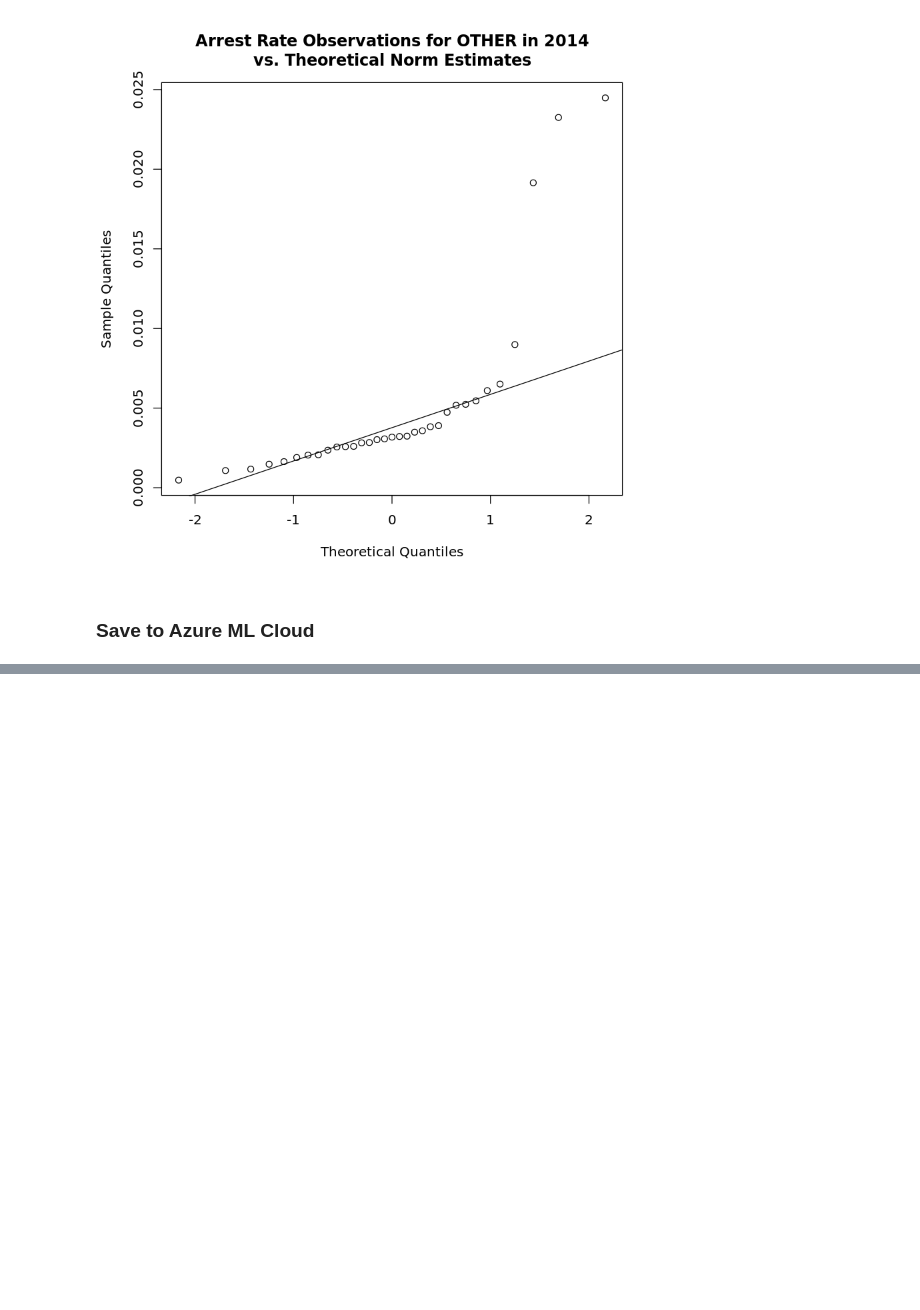
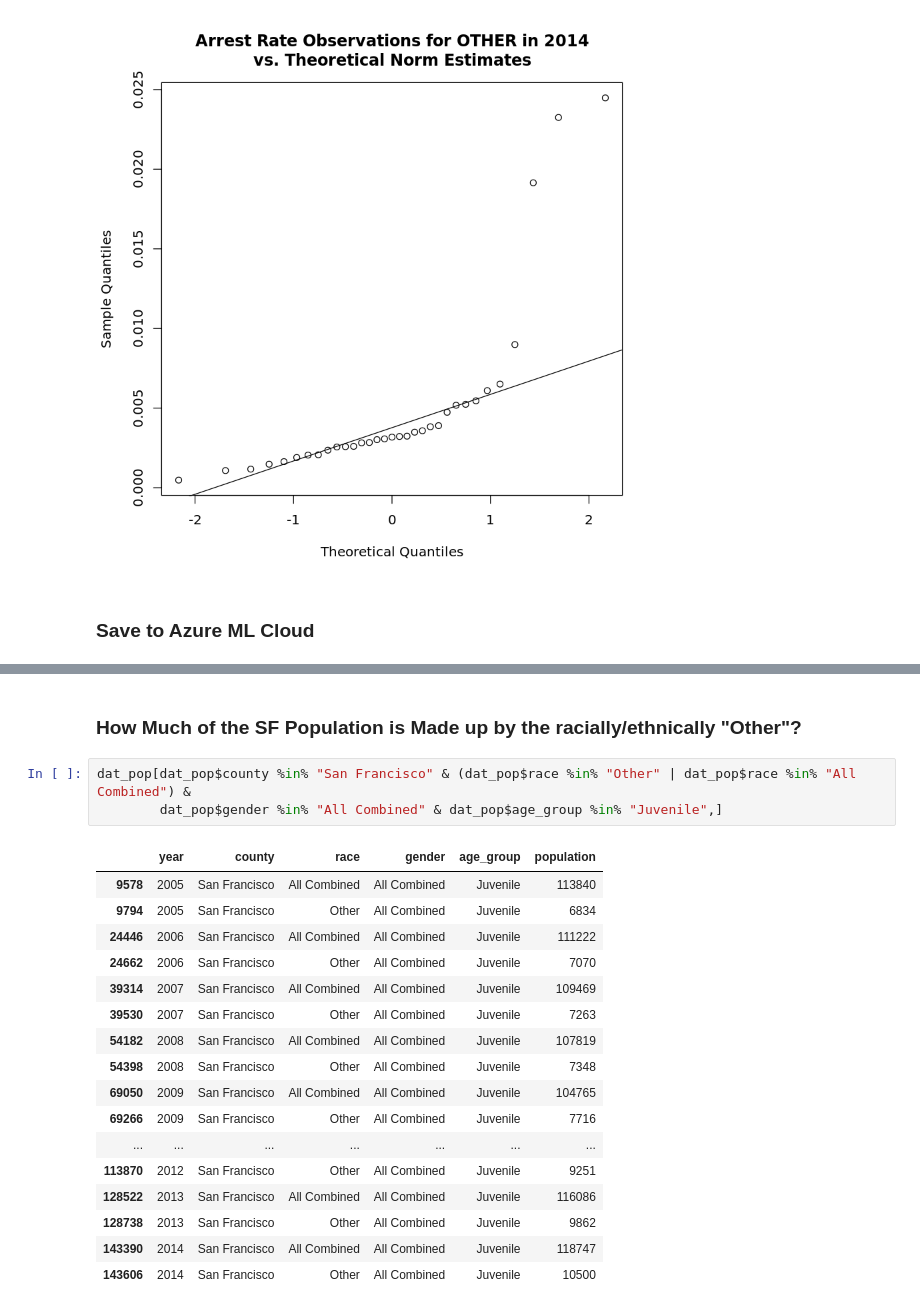
Before and after one commit to sfbrigade/CA_DOJ_OpenJustice, a Jupyter notebook: ethnic_enforcement_outliers.ipynb, the cells around one changed output, grey strips where cells are left out. Cells and saved outputs as stored; diff of their text form; blank space fills up the shorter version.

```diff
--- a/ethnic_enforcement_outliers.ipynb
+++ b/ethnic_enforcement_outliers.ipynb
@@ -529,0 +544,23 @@ write.csv(dat_stats, "juv-ethnic-arrests_outliers_2005-2014.csv", row.names = F)
+# %% [markdown]
+### How Much of the SF Population is Made up by the racially/ethnically "Other"?
+# %%
+dat_pop[dat_pop$county %in% "San Francisco" & (dat_pop$race %in% "Other" | dat_pop$race %in% "All Combined") &
+        dat_pop$gender %in% "All Combined" & dat_pop$age_group %in% "Juvenile",]
+# %% [output]
+|  | year | county | race | gender | age_group | population |
+| 9578 | 2005 | San Francisco | All Combined | All Combined | Juvenile | 113840 |
+| 9794 | 2005 | San Francisco | Other | All Combined | Juvenile | 6834 |
+| 24446 | 2006 | San Francisco | All Combined | All Combined | Juvenile | 111222 |
+| 24662 | 2006 | San Francisco | Other | All Combined | Juvenile | 7070 |
+| 39314 | 2007 | San Francisco | All Combined | All Combined | Juvenile | 109469 |
+| 39530 | 2007 | San Francisco | Other | All Combined | Juvenile | 7263 |
+| 54182 | 2008 | San Francisco | All Combined | All Combined | Juvenile | 107819 |
+| 54398 | 2008 | San Francisco | Other | All Combined | Juvenile | 7348 |
+| 69050 | 2009 | San Francisco | All Combined | All Combined | Juvenile | 104765 |
+| 69266 | 2009 | San Francisco | Other | All Combined | Juvenile | 7716 |
+| ... | ... | ... | ... | ... | ... | ... |
+| 113870 | 2012 | San Francisco | Other | All Combined | Juvenile | 9251 |
+| 128522 | 2013 | San Francisco | All Combined | All Combined | Juvenile | 116086 |
+| 128738 | 2013 | San Francisco | Other | All Combined | Juvenile | 9862 |
+| 143390 | 2014 | San Francisco | All Combined | All Combined | Juvenile | 118747 |
+| 143606 | 2014 | San Francisco | Other | All Combined | Juvenile | 10500 |
```
Also changed, not shown: parts of 20 cells of this notebook, 1 other file.
